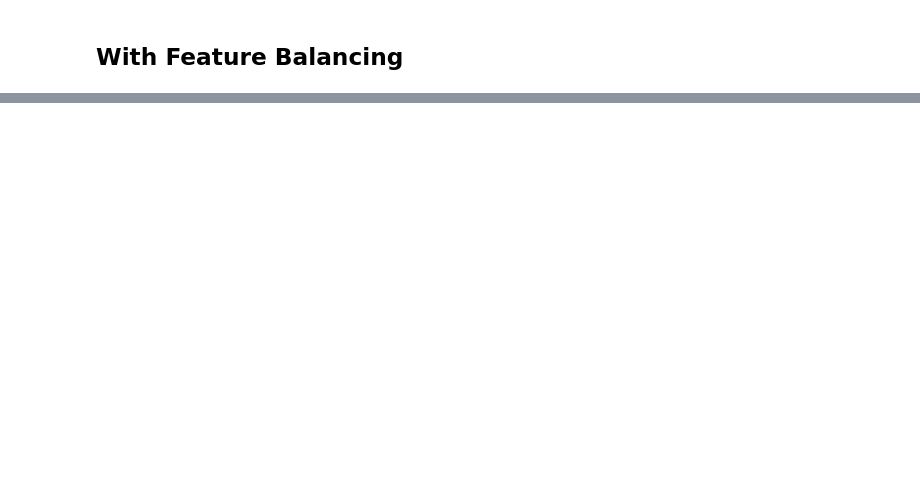
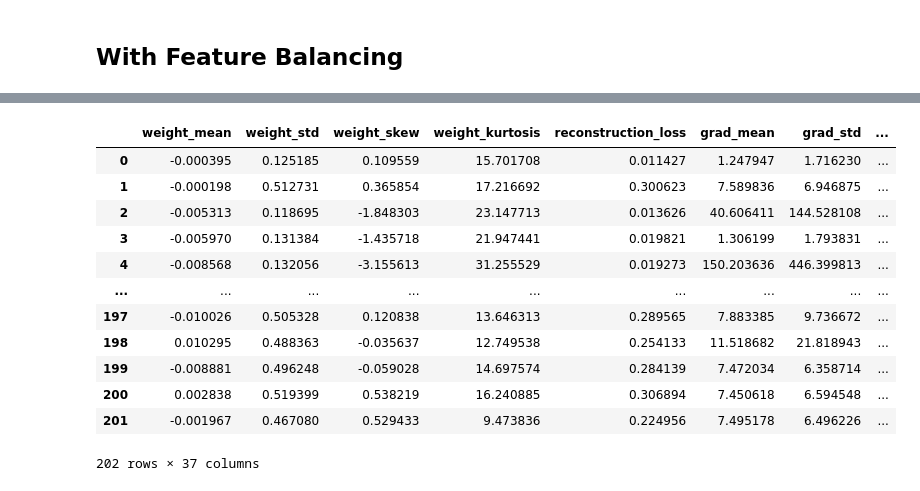
Before and after one commit to rainerhosch/Steganalysis-for-LSB-Attack-Detection-in-Neural-Net-Models, a Jupyter notebook: steganalysis_ai_v2/playground.ipynb, the cells around one changed output, grey strips where cells are left out. Drawn from its saved outputs; the diff is of its cells as text; code cells hidden in the pictures; blank space fills up the shorter version.

```diff
--- a/steganalysis_ai_v2/playground.ipynb
+++ b/steganalysis_ai_v2/playground.ipynb
@@ -288,0 +272,16 @@ balancing_all_features.append(balanced_feature)
+# %%
+pd.DataFrame(balanced_feature)
+# %% [output]
+|  | weight_mean | weight_std | weight_skew | weight_kurtosis | reconstruction_loss | grad_mean | grad_std | ... |
+| 0 | -0.000395 | 0.125185 | 0.109559 | 15.701708 | 0.011427 | 1.247947 | 1.716230 | ... |
+| 1 | -0.000198 | 0.512731 | 0.365854 | 17.216692 | 0.300623 | 7.589836 | 6.946875 | ... |
+| 2 | -0.005313 | 0.118695 | -1.848303 | 23.147713 | 0.013626 | 40.606411 | 144.528108 | ... |
+| 3 | -0.005970 | 0.131384 | -1.435718 | 21.947441 | 0.019821 | 1.306199 | 1.793831 | ... |
+| 4 | -0.008568 | 0.132056 | -3.155613 | 31.255529 | 0.019273 | 150.203636 | 446.399813 | ... |
+| ... | ... | ... | ... | ... | ... | ... | ... | ... |
+| 197 | -0.010026 | 0.505328 | 0.120838 | 13.646313 | 0.289565 | 7.883385 | 9.736672 | ... |
+| 198 | 0.010295 | 0.488363 | -0.035637 | 12.749538 | 0.254133 | 11.518682 | 21.818943 | ... |
+| 199 | -0.008881 | 0.496248 | -0.059028 | 14.697574 | 0.284139 | 7.472034 | 6.358714 | ... |
+| 200 | 0.002838 | 0.519399 | 0.538219 | 16.240885 | 0.306894 | 7.450618 | 6.594548 | ... |
+| 201 | -0.001967 | 0.467080 | 0.529433 | 9.473836 | 0.224956 | 7.495178 | 6.496226 | ... |
+202 rows × 37 columns
```
Also changed, not shown: parts of 19 cells of this notebook, 11 other files.
